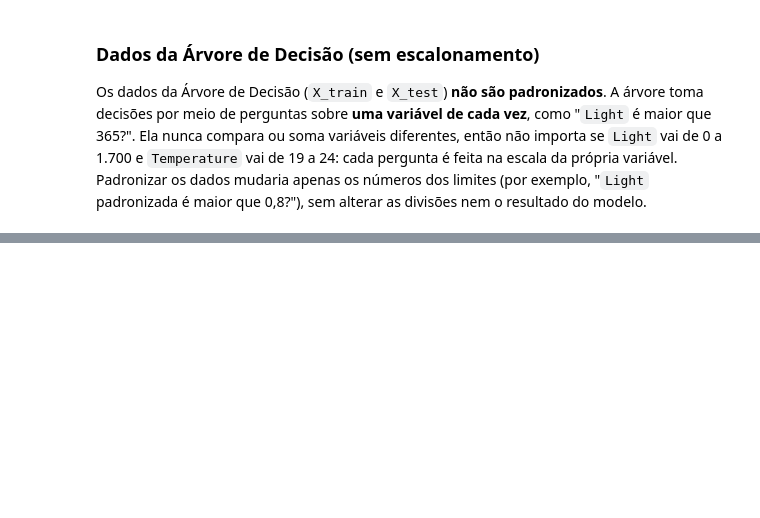
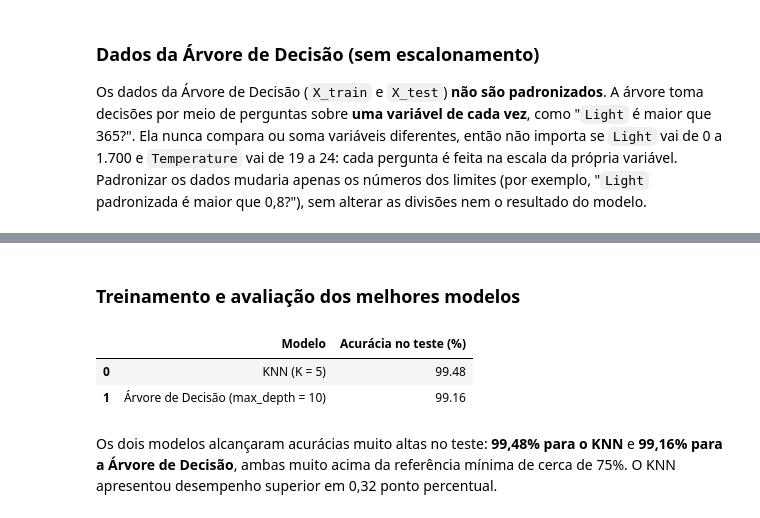
Before and after one commit to MatheusCapri/ocupacao_salas_ml, a Jupyter notebook: notebooks/analise_ocupacao.ipynb, the cells around one changed output, grey strips where cells are left out. Cells and saved outputs as stored; diff of their text form; code cells hidden in the pictures; blank space fills up the shorter version.

Commit message:
implementa ajuste de hiperparâmetros e avaliação final

```diff
--- a/notebooks/analise_ocupacao.ipynb
+++ b/notebooks/analise_ocupacao.ipynb
@@ -620,0 +707,24 @@ Os dados da Árvore de Decisão (`X_train` e `X_test`) **não são padronizados*
+# %% [markdown]
+### Treinamento e avaliação dos melhores modelos
+# %%
+melhor_knn = KNeighborsClassifier(n_neighbors=5)
+melhor_knn.fit(X_train_knn, y_train)
+previsoes_knn = melhor_knn.predict(X_test_knn)
+acc_knn = accuracy_score(y_test, previsoes_knn)
+# %%
+melhor_arvore = DecisionTreeClassifier(max_depth=10, random_state=42)
+melhor_arvore.fit(X_train, y_train)
+previsoes_arvore = melhor_arvore.predict(X_test)
+acc_arvore = accuracy_score(y_test, previsoes_arvore)
+# %%
+comparacao = pd.DataFrame({
+    "Modelo": ["KNN (K = 5)", "Árvore de Decisão (max_depth = 10)"],
+    "Acurácia no teste (%)": [acc_knn * 100, acc_arvore * 100]
+})
+comparacao.round(2)
+# %% [output]
+|  | Modelo | Acurácia no teste (%) |
+| 0 | KNN (K = 5) | 99.48 |
+| 1 | Árvore de Decisão (max_depth = 10) | 99.16 |
+# %% [markdown]
+Os dois modelos alcançaram acurácias muito altas no teste: **99,48% para o KNN** e **99,16% para a Árvore de Decisão**, ambas muito acima da referência mínima de cerca de 75%. O KNN apresentou desempenho superior em 0,32 ponto percentual.
```
Also changed, not shown: parts of 12 cells of this notebook.
